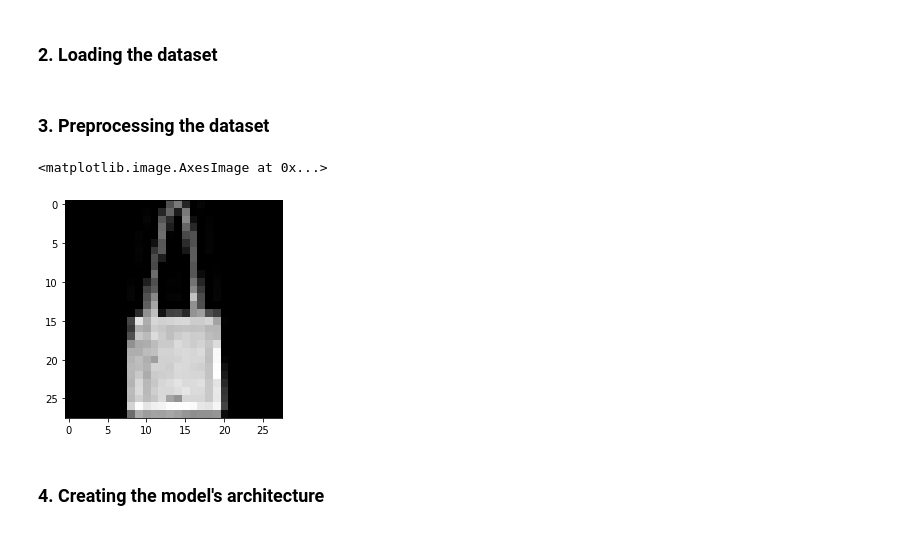
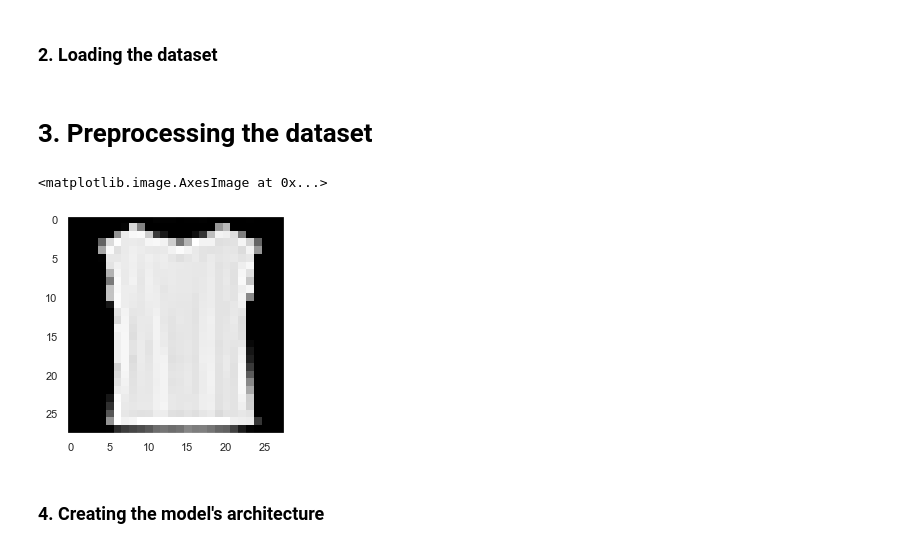
Before and after one commit to cocoalex00/Fashion-MNIST-Autoencoders, a Jupyter notebook: Simple_Autoencoder.ipynb, the cells around one changed output. Cells and saved outputs as stored; diff of their text form; code cells hidden in the pictures.

Commit message:
Simple FF-Autoencoder, Training loop and reconstruction visualization created

```diff
--- a/Simple_Autoencoder.ipynb
+++ b/Simple_Autoencoder.ipynb
@@ -16,5 +16,11 @@ import torch.optim as optim
 
 import matplotlib.pyplot as plt
 
-from tqdm import tqdm
+from tqdm import tqdm, trange
+
+import seaborn as sns
+
+#Applying the default theme for matplotlib (Just to make it look cooler!)
+sns.set_theme()
+#sns.set_style("whitegrid", {'axes.grid' : False})
 # %%
@@ -42,24 +48,34 @@ else:
     Train_dataset = FashionMNIST(root = datapath + "\Train", download = True)
     Test_dataset = FashionMNIST(root = datapath + "\Test", train = False, download = True)
 # %% [markdown]
-### 3. Preprocessing the dataset
+# 3. Preprocessing the dataset
 # %%
 # First, the datapoints need to be transformed to tensors#
 Train = []
 Test = []
+
 for x, y in Train_dataset:
     # flattening the images (with .reshape) so they're compatible with a FFNN (Feed forward neural network)
-    Train.append(torch.from_numpy(np.array(x,dtype= np.float32).reshape(784)/256)) # Dividing by 256 to normalize the pixel values
-
+    Train.append(np.array(x,dtype= np.float32).reshape(784)/256) # Dividing by 256 to normalize the pixel values
 for x, y in Test_dataset:
     # The datatype needs to be float32 (double)
-    Test.append(torch.from_numpy(np.array(x,dtype= np.float32).reshape(784)/256))
+    Test.append(np.array(x,dtype= np.float32).reshape(784)/256)
+
+# The two lists need to be converted to tensors so they're compatible with the PyTorch model
+
+Train = torch.as_tensor(np.array(Train), dtype = torch.float32, device = device)
+Test = torch.as_tensor(np.array(Test), dtype = torch.float32, device = device)
-# %%
-# showing one datapoint as an example
-plt.imshow(Train[200].reshape(28,28), cmap="gray")
-# %% [output]
-<matplotlib.image.AxesImage at 0x...>
-[figure, removed]
+# %%
+# Showing one datapoint as an example
+# In order to print the picture to the screen it needs some preprocessing first:
+    # - The picture gets reshaped back to 28x28 pixels
+    # - If the tensor is on the GPU it needs to be sent back to the CPU via the command .cpu()
+
+plt.grid(b=None) # Setting the grid off
+plt.imshow(Train[499].reshape(28,28).cpu(), cmap="gray")
+# %% [output]
+<matplotlib.image.AxesImage at 0x...>
+[figure, added]
 # %% [markdown]
 ### 4. Creating the model's architecture
 # %%
```
Also changed, not shown: parts of 14 cells of this notebook.
